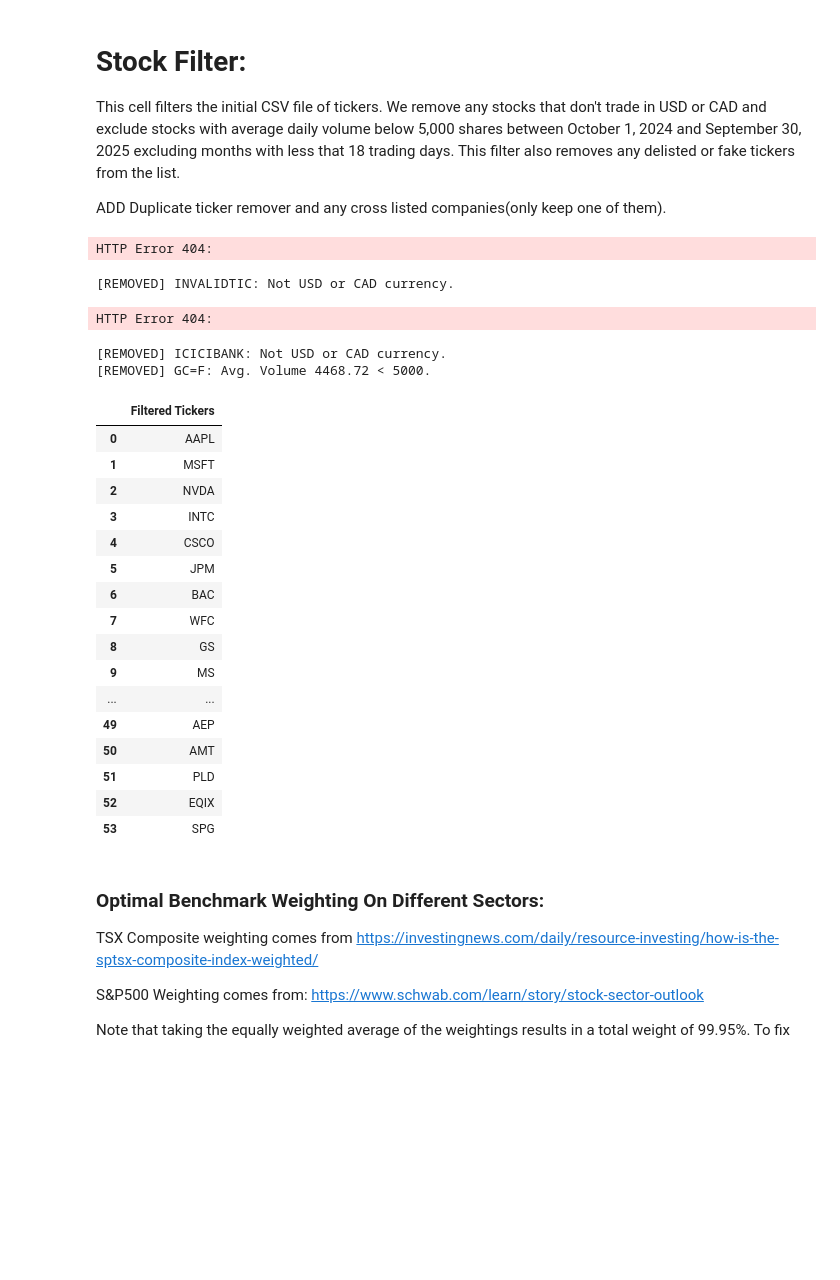
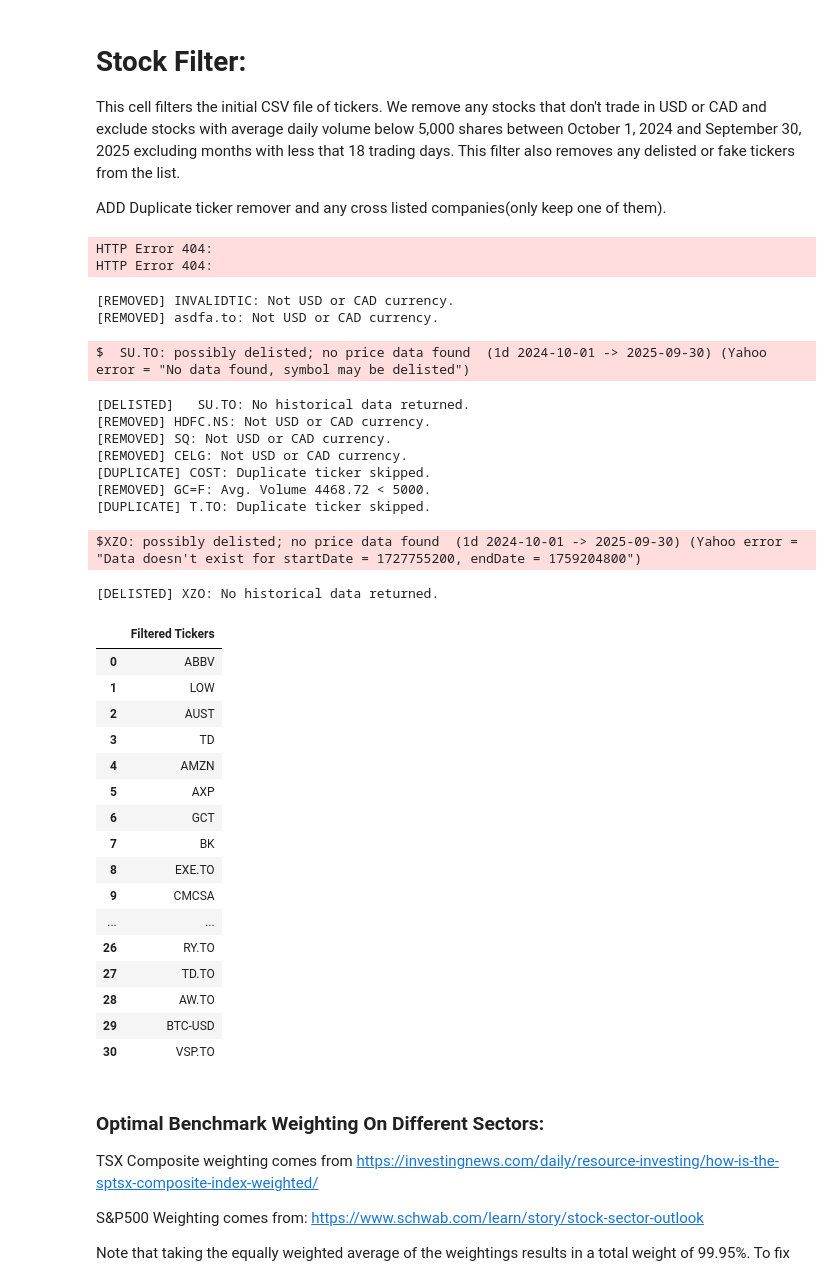
Before and after one commit to samyakj07/CFM-101-Final, a Jupyter notebook: Team_09_Assignment.ipynb, the cells around one changed output. Cells and saved outputs as stored; diff of their text form; code cells hidden in the pictures; blank space fills up the shorter version.

```diff
--- a/Team_09_Assignment.ipynb
+++ b/Team_09_Assignment.ipynb
@@ -33,6 +35,7 @@ min_trading_days=18
 
 # ticker list
 #tickers_df = pd.read_csv('Tickers_Example.csv', header=None, names=['Ticker'])
+''' FOR TESTING
 tickers_df = pd.DataFrame({
     'Ticker': [
         'AAPL', 'MSFT', 'NVDA', 'INTC', 'CSCO',
@@ -45,8 +48,8 @@ tickers_df = pd.DataFrame({
          'WMT', 'PG', 'KO', 'PEP', 'COST',
         'JNJ', 'UNH', 'PFE', 'ABBV', 'MRK',
         'NEE', 'DUK', 'SO', 'D', 'AEP',
-        'AMT', 'PLD', 'EQIX', 'SPG','INVALIDTIC', 'ICICIBANK', 'GC=F']})
-
+        'AMT', 'PLD', 'EQIX', 'SPG','SPG' ,'INVALIDTIC', 'ICICIBANK', 'GC=F']})
+'''
 # converts the DataFrame column to a list
 tickers = tickers_df['Ticker'].tolist()
 
@@ -88,8 +91,16 @@ def average_daily_volume_adjusted(df):
 # list to store tickers that pass all the filters
 filtered_tickers = []
 
+#set to store seen tickers
+seen = set()
+
 # created a for loop which will loop through each ticker to check if it meets the required instructions
 for ticker in tickers:
+
+    #removes a ticker if its already been seen before
+    if ticker in seen:
+        print(f"[DUPLICATE] {ticker}: Duplicate ticker skipped.")
+        continue
 
     # removing ticker if it doesn’t trade in USD or CAD
     if not is_us_or_ca_ticker_by_currency(ticker):
@@ -105,51 +116,62 @@ for ticker in tickers:
         hist.index = hist.index.tz_convert(None)
 
     # removing ticker if no historical data was returned
     if hist.empty:
         print(f"[DELISTED] {ticker}: No historical data returned.")
         continue
 
     # removing ticker if the Volume column is missing
     if 'Volume' not in hist.columns:
         print(f"[REMOVED] {ticker}: No Volume column in stock data.")
         continue
 
     # calculates the adjusted average daily volume
     avg_vol = average_daily_volume_adjusted(hist)
 
     # removing ticker if volume is below threshold
     if avg_vol < min_volume:
         print(f"[REMOVED] {ticker}: Avg. Volume {avg_vol:.2f} < {min_volume}.")
         continue
 
+    # adds a ticker to seen if it passes all filters
+    seen.add(ticker)
     # add ticker to list if it passses all checks
     filtered_tickers.append(ticker)
 
 # display filtered tickers
 display(pd.DataFrame(filtered_tickers, columns=['Filtered Tickers']))
 # %% [output]
 HTTP Error 404:
+HTTP Error 404:
 [REMOVED] INVALIDTIC: Not USD or CAD currency.
+[REMOVED] asdfa.to: Not USD or CAD currency.
-HTTP Error 404:
+$  SU.TO: possibly delisted; no price data found  (1d 2024-10-01 -> 2025-09-30) (Yahoo error = "No data found, symbol may be delisted")
-[REMOVED] ICICIBANK: Not USD or CAD currency.
+[DELISTED]   SU.TO: No historical data returned.
+[REMOVED] HDFC.NS: Not USD or CAD currency.
+[REMOVED] SQ: Not USD or CAD currency.
+[REMOVED] CELG: Not USD or CAD currency.
+[DUPLICATE] COST: Duplicate ticker skipped.
 [REMOVED] GC=F: Avg. Volume 4468.72 < 5000.
+[DUPLICATE] T.TO: Duplicate ticker skipped.
+$XZO: possibly delisted; no price data found  (1d 2024-10-01 -> 2025-09-30) (Yahoo error = "Data doesn't exist for startDate = 1727755200, endDate = 1759204800")
+[DELISTED] XZO: No historical data returned.
 |  | Filtered Tickers |
-| 0 | AAPL |
-| 1 | MSFT |
-| 2 | NVDA |
-| 3 | INTC |
-| 4 | CSCO |
-| 5 | JPM |
-| 6 | BAC |
-| 7 | WFC |
-| 8 | GS |
-| 9 | MS |
+| 0 | ABBV |
+| 1 | LOW |
+| 2 | AUST |
+| 3 | TD |
+| 4 | AMZN |
+| 5 | AXP |
+| 6 | GCT |
+| 7 | BK |
+| 8 | EXE.TO |
+| 9 | CMCSA |
 | ... | ... |
-| 49 | AEP |
-| 50 | AMT |
-| 51 | PLD |
-| 52 | EQIX |
-| 53 | SPG |
+| 26 | RY.TO |
+| 27 | TD.TO |
+| 28 | AW.TO |
+| 29 | BTC-USD |
+| 30 | VSP.TO |
 # %% [markdown]
 ### Optimal Benchmark Weighting On Different Sectors:
 
```
Also changed, not shown: parts of 17 cells of this notebook.
